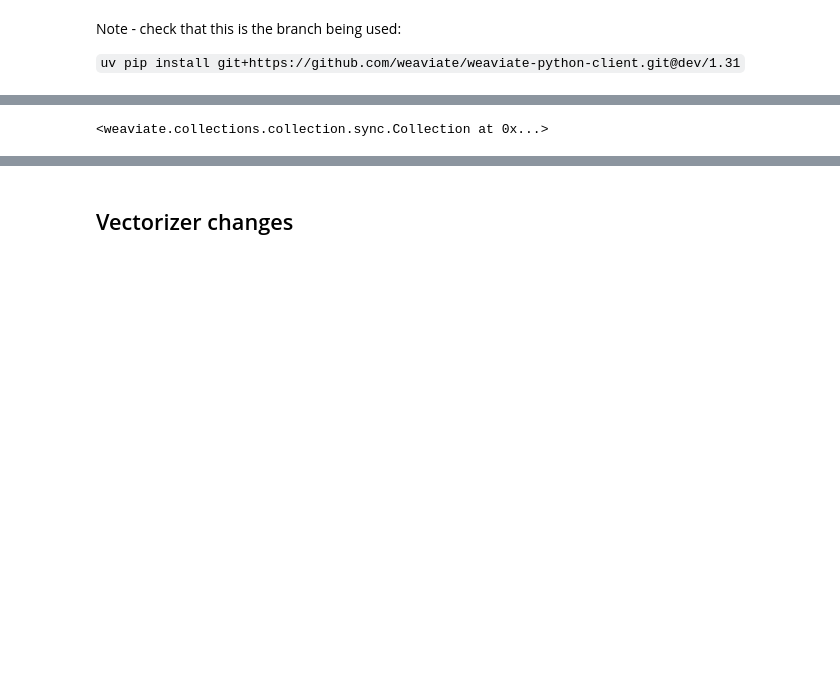
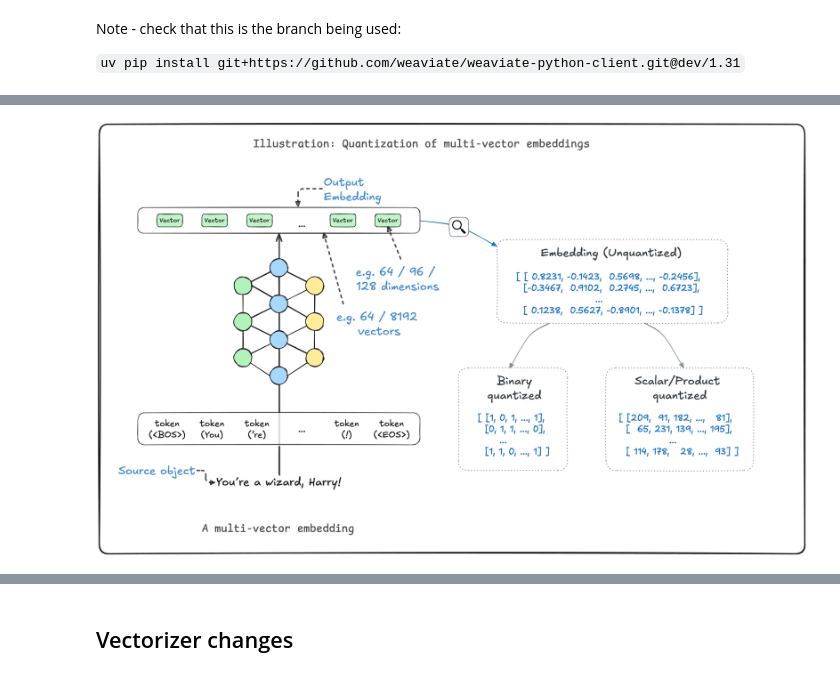
Before and after one commit to weaviate-tutorials/weaviate_enablement_1_31, a Jupyter notebook: enablement.ipynb, the cells around one changed output, grey strips where cells are left out. Saved outputs shown, nothing was run; the diff lists cells and outputs as text; code cells hidden in the pictures; blank space fills up the shorter version.

```diff
--- a/enablement.ipynb
+++ b/enablement.ipynb
@@ -179,3 +200,10 @@ Note - check that this is the branch being used:
+# %%
+from IPython.display import Image, display
+
+img_w = 800
+display(Image('./assets/mv_explained2.png', width=img_w))
+# %% [output]
+[figure, added]
 # %%
 from weaviate.classes.config import Configure, Property, DataType
 
@@ -193,16 +221,12 @@ client.collections.create(
         Configure.NamedVectors.none(
             name="custom_mv",
             vector_index_config=Configure.VectorIndex.hnsw(
-                multi_vector=Configure.VectorIndex.MultiVector.multi_vector(
-                    encoding=Configure.VectorIndex.MultiVector.Encoding.muvera()
-                )
+                multi_vector=Configure.VectorIndex.MultiVector.multi_vector()
             )
         ),
     ],
     replication_config=Configure.replication(factor=3)
 )
-# %% [output]
-<weaviate.collections.collection.sync.Collection at 0x...>
 # %%
 objects = [
     {"title": "Howl's Moving Castle", "body": "A fantasy novel by Diana Wynne Jones."},
```
Also changed, not shown: parts of 33 cells of this notebook, 7 other files.
